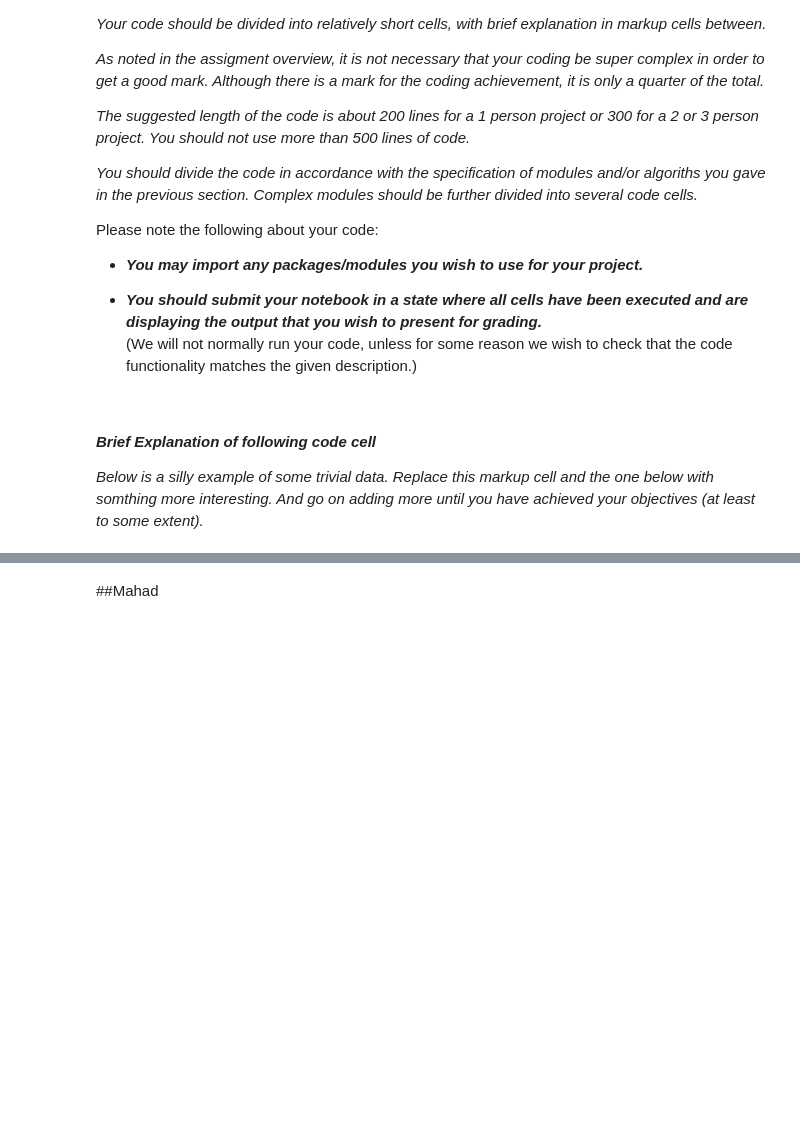
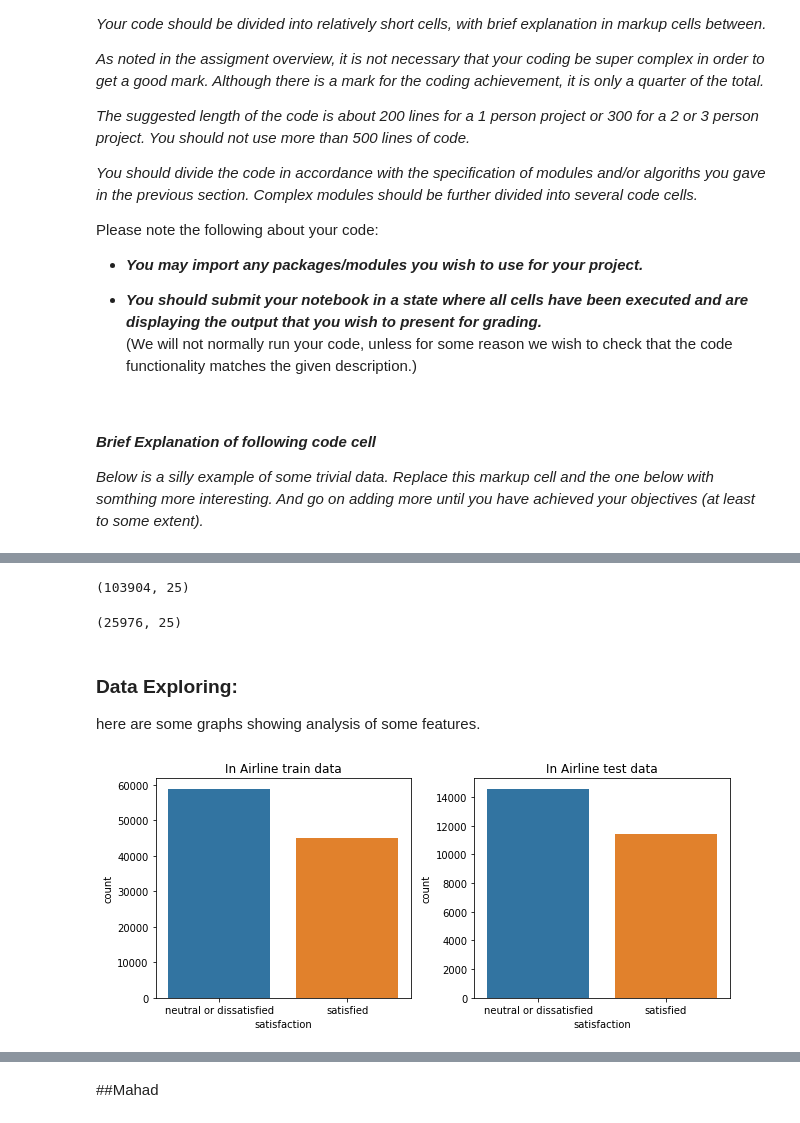
Before and after one commit to buthaina279/P4DS, a Jupyter notebook: A3_Data_Analysis_Project.ipynb, the cells around one changed output, grey strips where cells are left out. Saved outputs shown, nothing was run; the diff lists cells and outputs as text; code cells hidden in the pictures; blank space fills up the shorter version.

```diff
--- a/A3_Data_Analysis_Project.ipynb
+++ b/A3_Data_Analysis_Project.ipynb
@@ -223,0 +330,41 @@ airline_test = pd.read_csv("train.csv")
+# %%
+airline_train.shape
+# %% [output]
+(103904, 25)
+# %%
+airline_test.shape
+# %% [output]
+(25976, 25)
+# %% [markdown]
+### Data Exploring:
+here are some graphs showing analysis of some features.
+# %%
+def create_plot_train_test(df_column , order):
+
+    plt.figure(figsize = (9, 4))
+
+    plt.subplot(121)
+    plt.title("In Airline train data")
+    sns.countplot(data = airline_train, x = df_column , order = order)
+
+    plt.subplot(122)
+    plt.title("In Airline test data")
+    sns.countplot(data = airline_test, x = df_column , order = order)
+
+    plt.tight_layout()
+    plt.show()
+
+def create_comp_plot ( df_column, dataset, rest_title , order) :
+    plt.figure(figsize = (12, 4))
+    plt.subplot(121)
+    sns.countplot(x =df_column, data = dataset, order = order)
+    plt.title("Distributuion of "+df_column+"\n"+rest_title)
+    plt.subplot(122)
+    sns.countplot(x='satisfaction', hue=df_column, data=dataset , order = ["neutral or dissatisfied", "satisfied"] , hue_order=order)
+    plt.title('Satisfaction vs '+df_column+"\n"+rest_title)
+    plt.show()
+# %%
+
+create_plot_train_test('satisfaction' , ["neutral or dissatisfied", "satisfied"])
+# %% [output]
+[figure, added]
```
Also changed, not shown: parts of 166 cells of this notebook.
